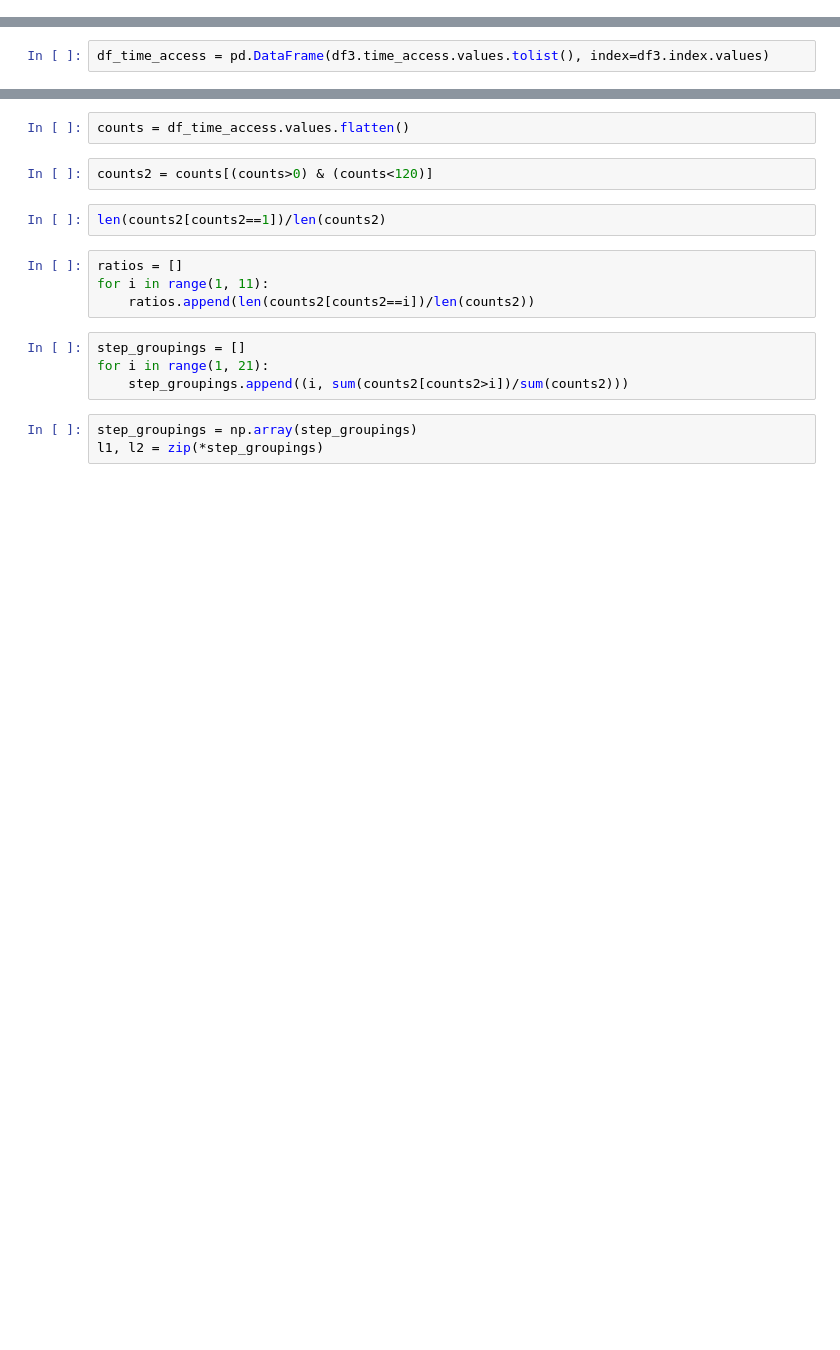
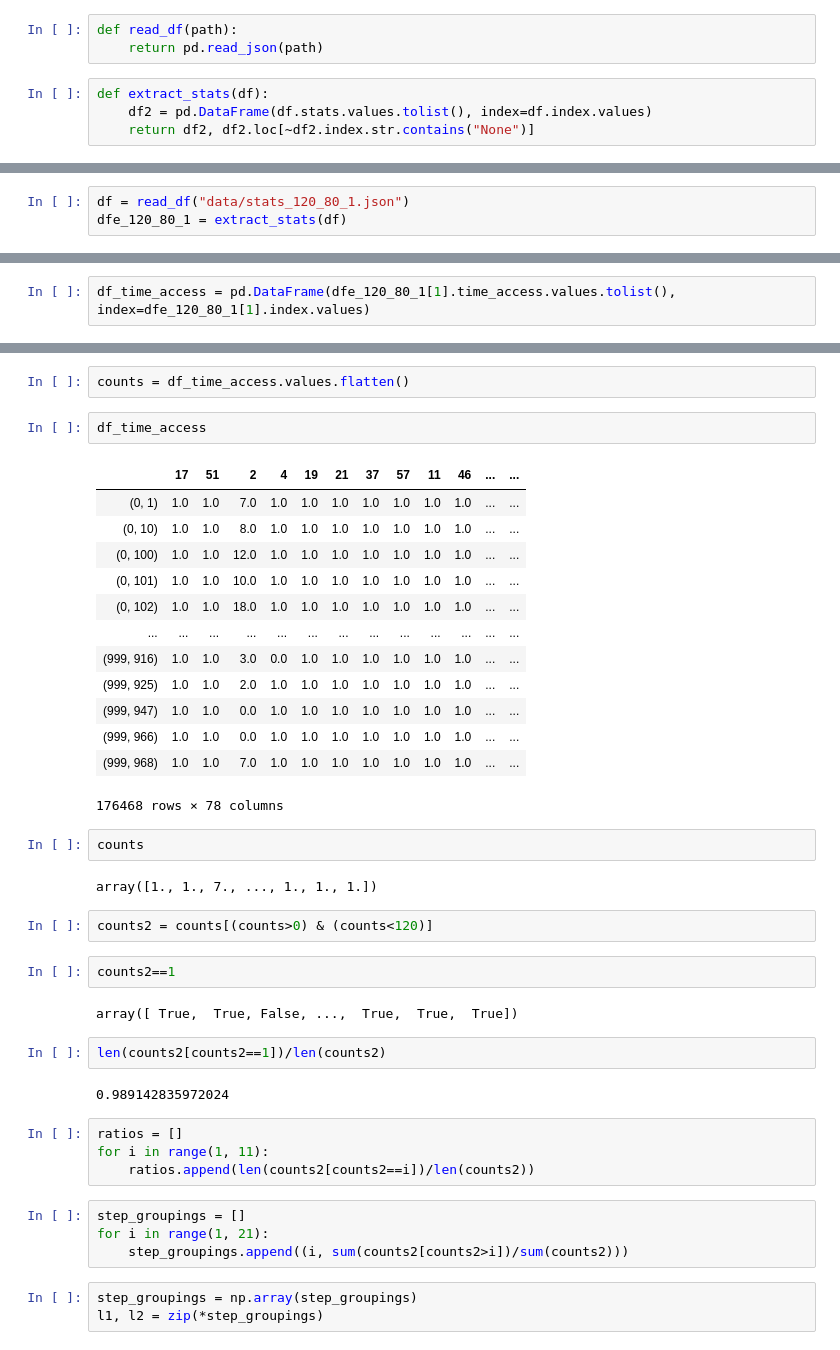
Before and after one commit to WiktorJ/node2vec, a Jupyter notebook: notebooks/data_analysis.ipynb, the cells around one changed output, grey strips where cells are left out. Drawn from its saved outputs; the diff is of its cells as text; blank space fills up the shorter version.

```diff
--- a/notebooks/data_analysis.ipynb
+++ b/notebooks/data_analysis.ipynb
@@ -143,0 +150,7 @@ def stats_analysis(df):
+# %%
+def read_df(path):
+    return pd.read_json(path)
+# %%
+def extract_stats(df):
+    df2 = pd.DataFrame(df.stats.values.tolist(), index=df.index.values)
+    return df2, df2.loc[~df2.index.str.contains("None")]
@@ -143,0 +207,3 @@ def stats_analysis(df):
+# %%
+df = read_df("data/stats_120_80_1.json")
+dfe_120_80_1 = extract_stats(df)
@@ -477,6 +390,6 @@ df3
 # %%
 df3.time_access.values.tolist()
 # %%
-df_time_access = pd.DataFrame(df3.time_access.values.tolist(), index=df3.index.values)
+df_time_access = pd.DataFrame(dfe_120_80_1[1].time_access.values.tolist(), index=dfe_120_80_1[1].index.values)
 # %%
 df3.time_access.values.tolist()
@@ -487,9 +415,35 @@ df_time_access.idxmax()
 # %%
 counts = df_time_access.values.flatten()
+# %%
+df_time_access
+# %% [output]
+|  | 17 | 51 | 2 | 4 | 19 | 21 | 37 | 57 | 11 | 46 | ... | ... |
+| (0, 1) | 1.0 | 1.0 | 7.0 | 1.0 | 1.0 | 1.0 | 1.0 | 1.0 | 1.0 | 1.0 | ... | ... |
+| (0, 10) | 1.0 | 1.0 | 8.0 | 1.0 | 1.0 | 1.0 | 1.0 | 1.0 | 1.0 | 1.0 | ... | ... |
+| (0, 100) | 1.0 | 1.0 | 12.0 | 1.0 | 1.0 | 1.0 | 1.0 | 1.0 | 1.0 | 1.0 | ... | ... |
+| (0, 101) | 1.0 | 1.0 | 10.0 | 1.0 | 1.0 | 1.0 | 1.0 | 1.0 | 1.0 | 1.0 | ... | ... |
+| (0, 102) | 1.0 | 1.0 | 18.0 | 1.0 | 1.0 | 1.0 | 1.0 | 1.0 | 1.0 | 1.0 | ... | ... |
+| ... | ... | ... | ... | ... | ... | ... | ... | ... | ... | ... | ... | ... |
+| (999, 916) | 1.0 | 1.0 | 3.0 | 0.0 | 1.0 | 1.0 | 1.0 | 1.0 | 1.0 | 1.0 | ... | ... |
+| (999, 925) | 1.0 | 1.0 | 2.0 | 1.0 | 1.0 | 1.0 | 1.0 | 1.0 | 1.0 | 1.0 | ... | ... |
+| (999, 947) | 1.0 | 1.0 | 0.0 | 1.0 | 1.0 | 1.0 | 1.0 | 1.0 | 1.0 | 1.0 | ... | ... |
+| (999, 966) | 1.0 | 1.0 | 0.0 | 1.0 | 1.0 | 1.0 | 1.0 | 1.0 | 1.0 | 1.0 | ... | ... |
+| (999, 968) | 1.0 | 1.0 | 7.0 | 1.0 | 1.0 | 1.0 | 1.0 | 1.0 | 1.0 | 1.0 | ... | ... |
+176468 rows × 78 columns
+# %%
+counts
+# %% [output]
+array([1., 1., 7., ..., 1., 1., 1.])
 # %%
 counts2 = counts[(counts>0) & (counts<120)]
+# %%
+counts2==1
+# %% [output]
+array([ True,  True, False, ...,  True,  True,  True])
 # %%
 len(counts2[counts2==1])/len(counts2)
+# %% [output]
+0.989142835972024
 # %%
 ratios = []
 for i in range(1, 11):
```
Also changed, not shown: parts of 33 cells of this notebook, 1 other file.
